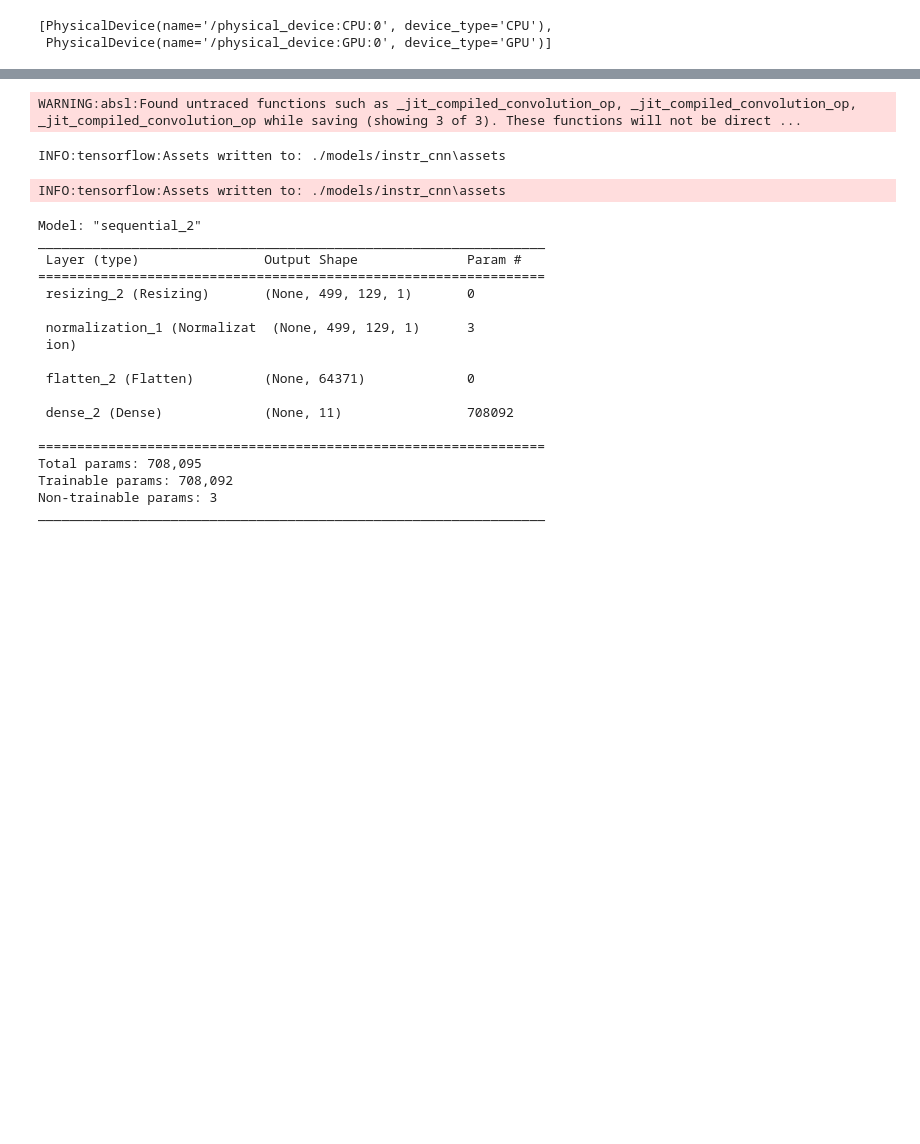
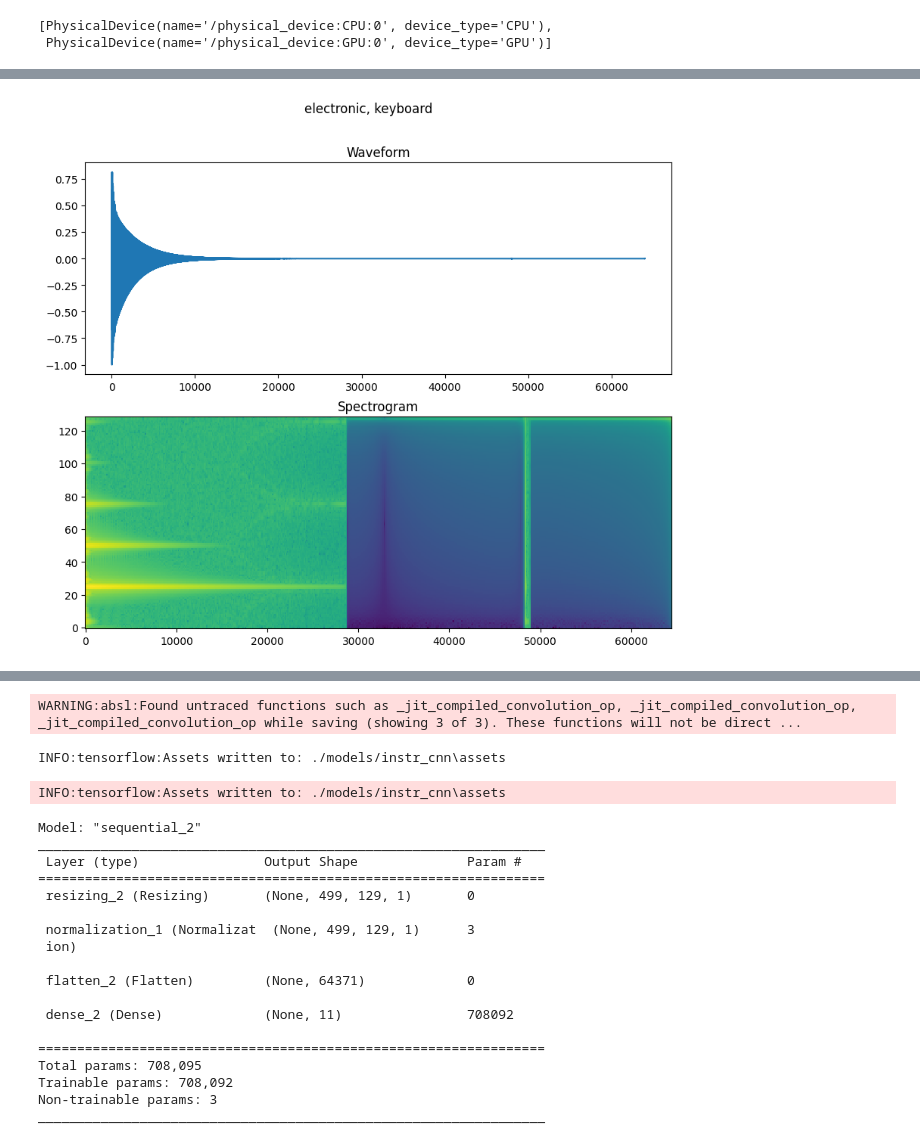
Before and after one commit to bucket420/AudioClassification, a Jupyter notebook: train.ipynb, the cells around one changed output, grey strips where cells are left out. Drawn from its saved outputs; the diff is of its cells as text; code cells hidden in the pictures; blank space fills up the shorter version.

```diff
--- a/train.ipynb
+++ b/train.ipynb
@@ -46,3 +39,7 @@ print(audio_test.shape)
+# %%
+plot_data(audio_train[0], spectrograms_train[0], sources[labels_src_train[0]], families[labels_instr_train[0]])
+# %% [output]
+[figure, added]
 # %%
 model_instr_cnn = models.Sequential([
     layers.Input(shape=(None, None, 1)),
```
Also changed, not shown: parts of 5 cells of this notebook, 9 other files.
